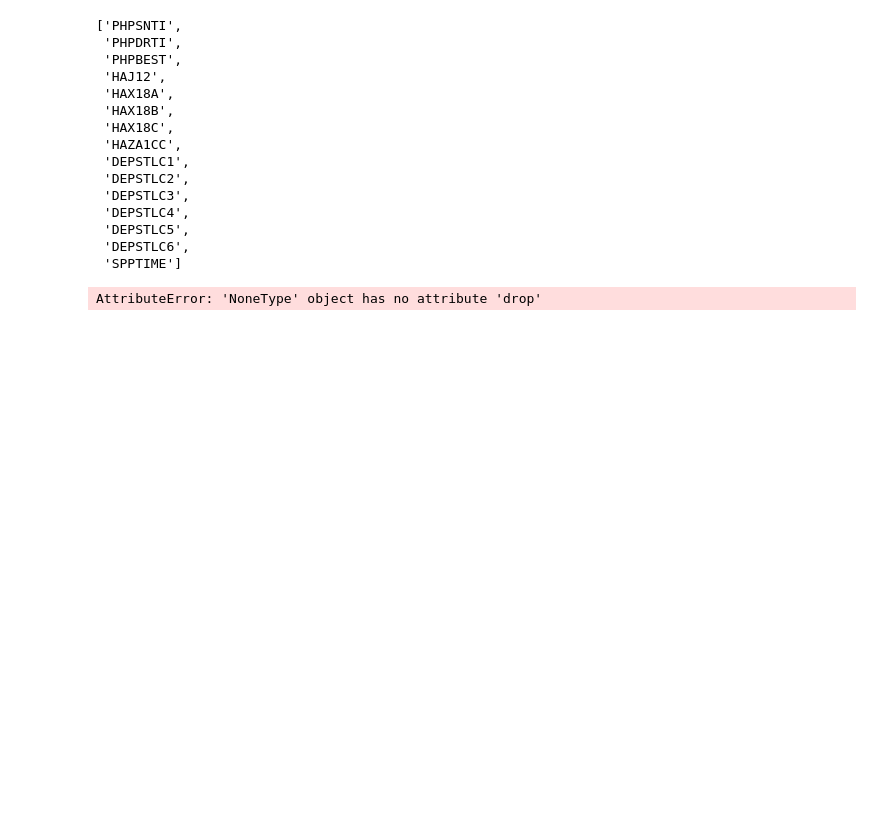
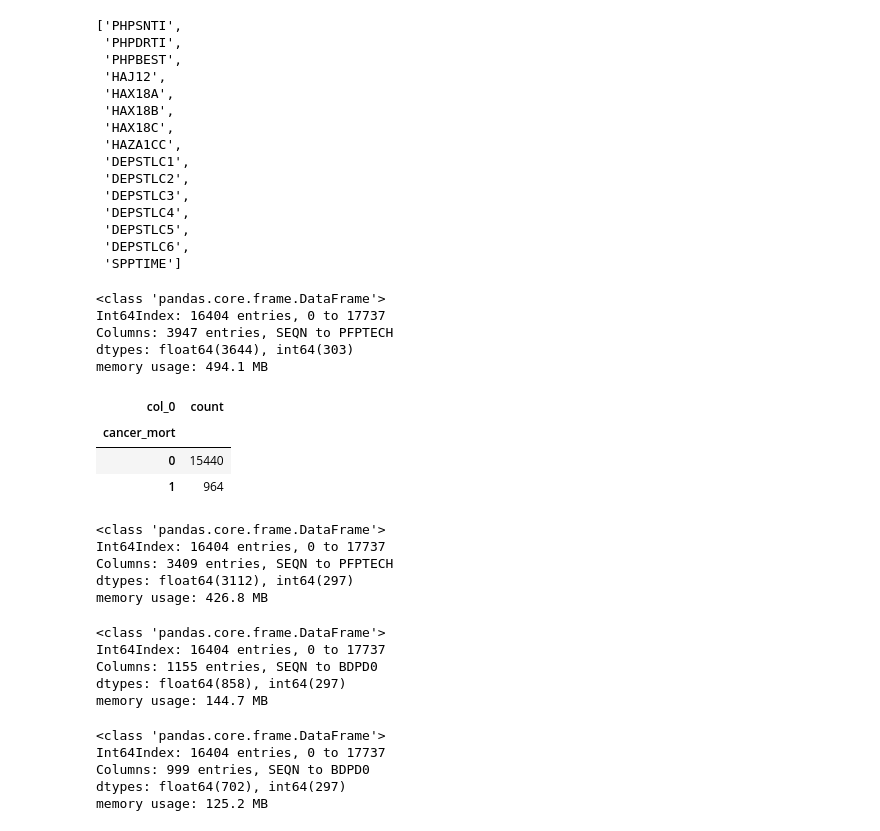
Before and after one commit to BIOF309/group-project-the_git_that_keeps_on_gitting, a Jupyter notebook: NHANES_final.ipynb, the cells around one changed output. Cells and saved outputs as stored; diff of their text form; code cells hidden in the pictures; blank space fills up the shorter version.

```diff
--- a/NHANES_final.ipynb
+++ b/NHANES_final.ipynb
@@ -210,6 +216,76 @@ object_list
 # all 15 variables that are object type are not necessary for study purposes
 # delete these 15 variables from dataframe (df_merged)
 
-df_merged2 = df_merged.drop(df_merged.select_dtypes(['object']), inplace=True, axis=1)
+df_merged2 = df_merged.drop(['PHPSNTI','PHPDRTI','PHPBEST','HAJ12','HAX18A','HAX18B','HAX18C',
+                             'HAZA1CC','DEPSTLC1','DEPSTLC2','DEPSTLC3','DEPSTLC4','DEPSTLC5',
+                             'DEPSTLC6','SPPTIME'], axis=1)
+df_merged2.info()
+# 16,404 entries; 3,947 columns, all floats or ints
 # %% [output]
-AttributeError: 'NoneType' object has no attribute 'drop'
+<class 'pandas.core.frame.DataFrame'>
+Int64Index: 16404 entries, 0 to 17737
+Columns: 3947 entries, SEQN to PFPTECH
+dtypes: float64(3644), int64(303)
+memory usage: 494.1 MB
+# %%
+# Frequency table (crosstabs) using pandas pd.crosstab() function
+# For cancer_mort outcome
+
+cancer_mort_freq = pd.crosstab(index=df_merged2['cancer_mort'],
+                              columns = 'count')
+cancer_mort_freq
+
+# 964 cancer deaths; 15,440 other deaths
+# %% [output]
+| col_0 | count |
+| cancer_mort |  |
+| 0 | 15440 |
+| 1 | 964 |
+# %%
+# remove variables with only one unique value:
+
+for col in df_merged2.columns:
+    if len(df_merged2[col].unique()) == 1:
+        df_merged2.drop(col, inplace=True, axis=1)
+
+df_merged2.info()
+
+# 16,404 entries; 3,409 columns
+# %% [output]
+<class 'pandas.core.frame.DataFrame'>
+Int64Index: 16404 entries, 0 to 17737
+Columns: 3409 entries, SEQN to PFPTECH
+dtypes: float64(3112), int64(297)
+memory usage: 426.8 MB
+# %%
+# select columns with more than 90% missing values (NaN) and delete:
+
+limitPer = len(df_merged2) * 0.90
+df_merged3 = df_merged2.dropna(thresh=limitPer, axis=1)
+
+df_merged3.info()
+
+# 16,404 entries; 1,155 columns
+# %% [output]
+<class 'pandas.core.frame.DataFrame'>
+Int64Index: 16404 entries, 0 to 17737
+Columns: 1155 entries, SEQN to BDPD0
+dtypes: float64(858), int64(297)
+memory usage: 144.7 MB
+# %%
+# delete columns that start with 'WTPQRP'
+    # 'WTPQRP1 - WTPQRP52' = Fay's BRR Replicate weights for MEC- examined sample
+
+for col in df_merged3.columns:
+    if 'WTPQRP' in col:
+        del df_merged3[col]
+
+df_merged3.info()
+
+# 16,404 entries; 999 columns
+# %% [output]
+<class 'pandas.core.frame.DataFrame'>
+Int64Index: 16404 entries, 0 to 17737
+Columns: 999 entries, SEQN to BDPD0
+dtypes: float64(702), int64(297)
+memory usage: 125.2 MB
```
Also changed, not shown: parts of 6 cells of this notebook.
